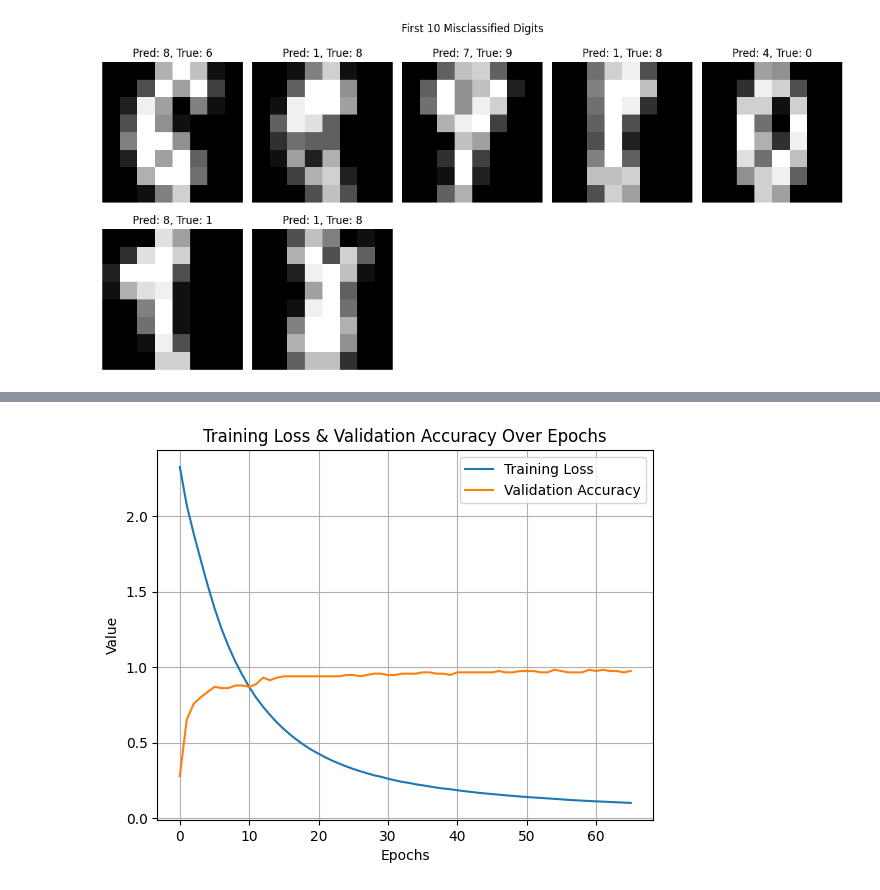
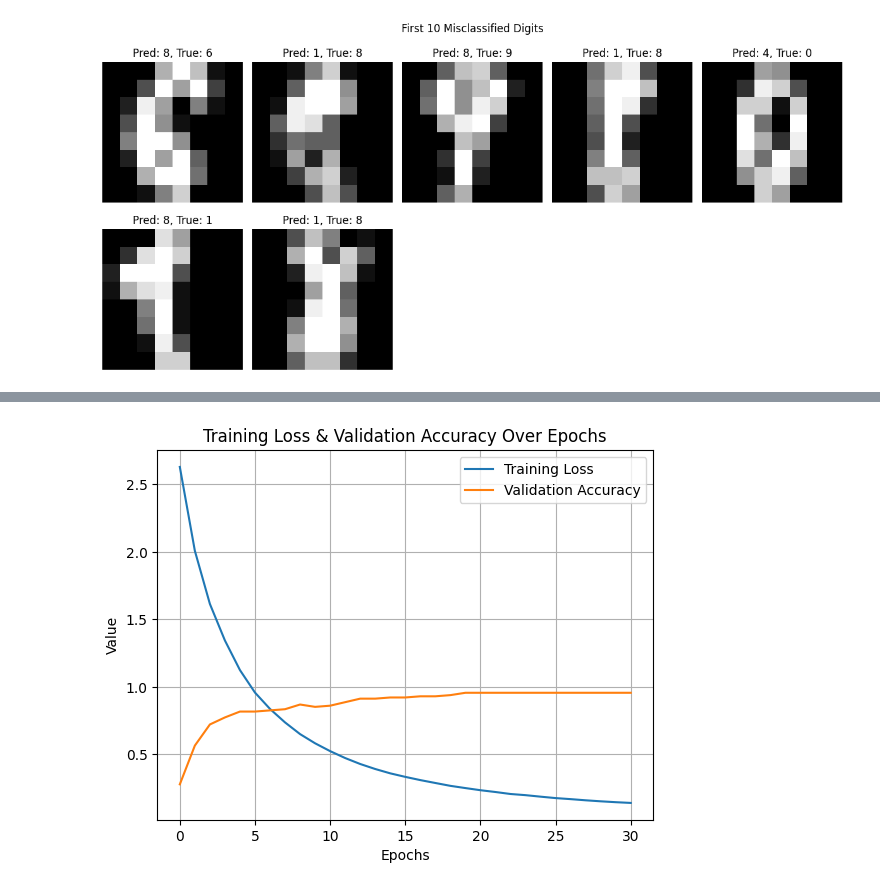
Before and after one commit to animittt/machine-learning-assignments, a Jupyter notebook: Assignment2-2025/am225pt_A2.ipynb, the cells around one changed output, grey strips where cells are left out. Drawn from its saved outputs; the diff is of its cells as text; code cells hidden in the pictures.

```diff
--- a/Assignment2-2025/am225pt_A2.ipynb
+++ b/Assignment2-2025/am225pt_A2.ipynb
@@ -899,7 +916,7 @@ param_grid = {
     'hidden_layer_sizes': [(64, 32), (100,)],
     'activation': ['relu', 'tanh', 'logistic'],
     'learning_rate': ['constant', 'adaptive'],
-    'alpha': [ 0.001, 0.01, 0.05, 0.1],
+    'alpha': [ 0.01, 0.05],
     'solver': ['adam', 'sgd'],
 }
 mlp = MLPClassifier(
@@ -1023,33 +1075,32 @@ Does the loss decrease on training but increase on validation?
 # %%
 from sklearn.neural_network import MLPClassifier
 from sklearn.model_selection import train_test_split
 import matplotlib.pyplot as plt
 
 X_train_split, X_val_split, y_train_split, y_val_split = train_test_split(
     X_train, y_train, test_size=0.2, random_state=42
 )
 
 mlp = MLPClassifier(
     hidden_layer_sizes=(100,),
-    activation='logistic',
+    activation='tanh',
     solver='adam',
     alpha=0.05,
     learning_rate='constant',
     max_iter=1000,
     random_state=42,
     early_stopping=True
 )
 
 mlp.fit(X_train_split, y_train_split)
 val_pred = mlp.predict(X_val_split)
-
 plt.plot(mlp.loss_curve_, label='Training Loss')
 plt.plot(mlp.validation_scores_, label='Validation Accuracy')
 plt.xlabel('Epochs')
 plt.ylabel('Value')
 plt.title('Training Loss & Validation Accuracy Over Epochs')
 plt.legend()
 plt.grid(True)
 plt.show()
 # %% [output]
-[figure, old version]
+[figure, new version]
```
Also changed, not shown: parts of 27 cells of this notebook, 1 other file.
